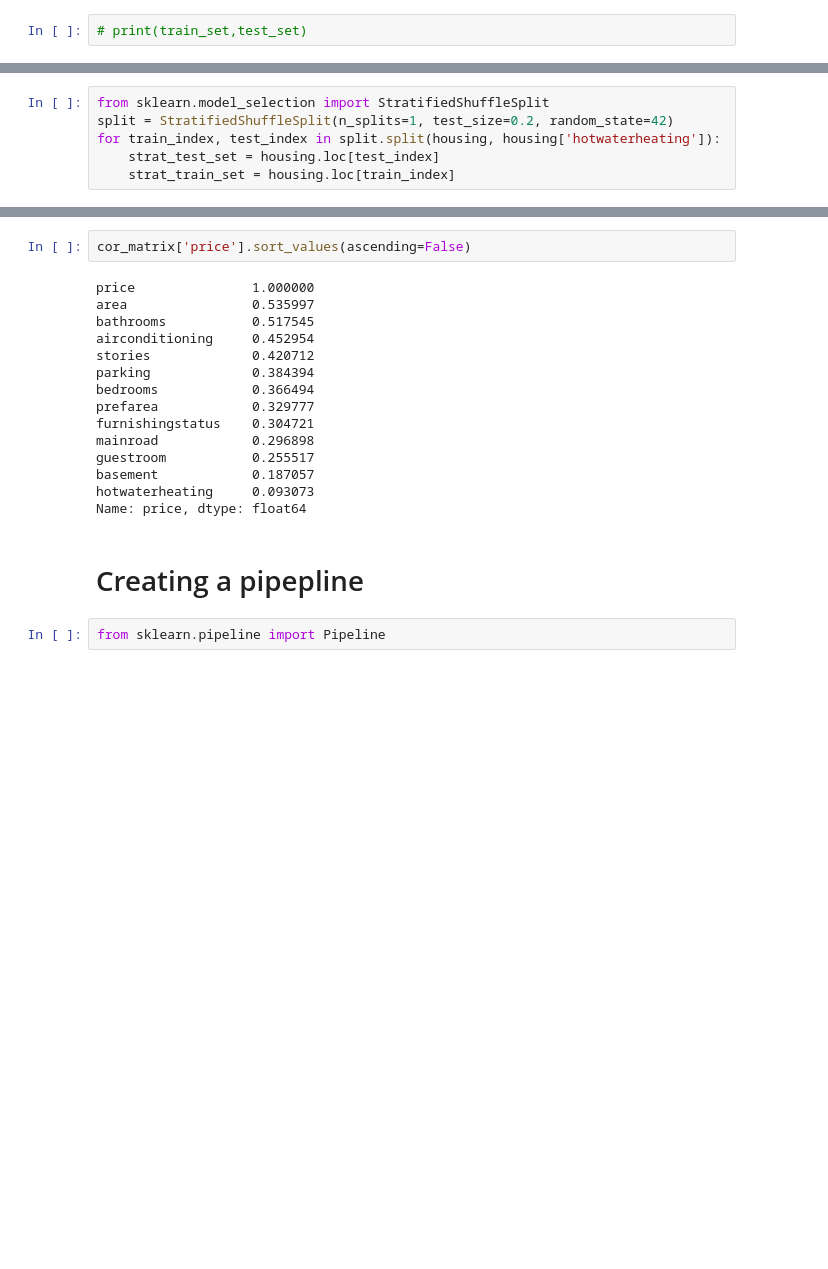
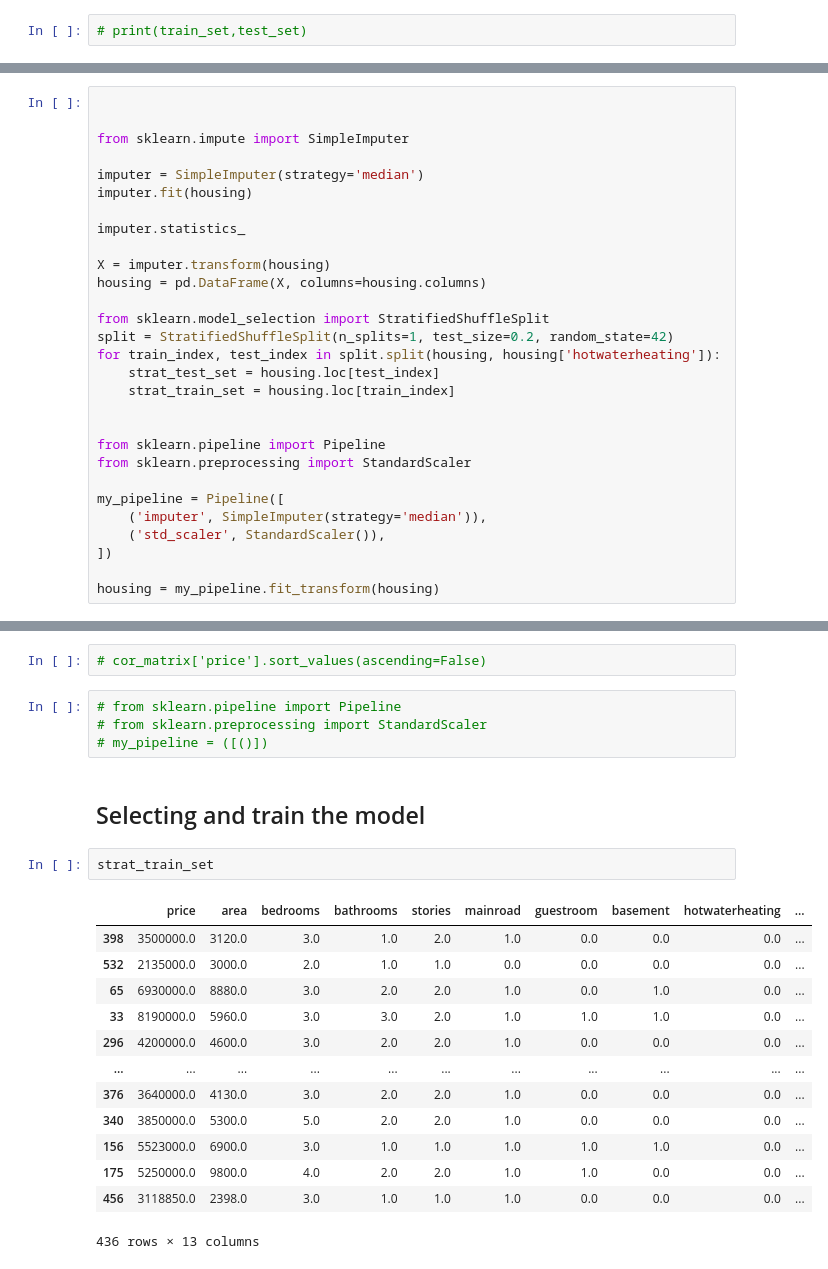
Before and after one commit to ofcoursenp/Machine-Learning, a Jupyter notebook: House_Prices_guessing/House_guess.ipynb, the cells around one changed output, grey strips where cells are left out. Drawn from its saved outputs; the diff is of its cells as text; blank space fills up the shorter version.

```diff
--- a/House_Prices_guessing/House_guess.ipynb
+++ b/House_Prices_guessing/House_guess.ipynb
@@ -257,7 +248,30 @@ housing.info
 # %%
+
+
+from sklearn.impute import SimpleImputer
+
+imputer = SimpleImputer(strategy='median')
+imputer.fit(housing)
+
+imputer.statistics_
+
+X = imputer.transform(housing)
+housing = pd.DataFrame(X, columns=housing.columns)
+
 from sklearn.model_selection import StratifiedShuffleSplit
 split = StratifiedShuffleSplit(n_splits=1, test_size=0.2, random_state=42)
 for train_index, test_index in split.split(housing, housing['hotwaterheating']):
     strat_test_set = housing.loc[test_index]
     strat_train_set = housing.loc[train_index]
+
+
+from sklearn.pipeline import Pipeline
+from sklearn.preprocessing import StandardScaler
+
+my_pipeline = Pipeline([
+    ('imputer', SimpleImputer(strategy='median')),
+    ('std_scaler', StandardScaler()),
+])
+
+housing = my_pipeline.fit_transform(housing)
 # %%
@@ -400,21 +317,24 @@ cor_matrix = housing.corr()
 # %%
-cor_matrix['price'].sort_values(ascending=False)
+# cor_matrix['price'].sort_values(ascending=False)
-# %% [output]
-price               1.000000
-area                0.535997
-bathrooms           0.517545
-airconditioning     0.452954
-stories             0.420712
-parking             0.384394
-bedrooms            0.366494
-prefarea            0.329777
-furnishingstatus    0.304721
-mainroad            0.296898
-guestroom           0.255517
-basement            0.187057
-hotwaterheating     0.093073
-Name: price, dtype: float64
-# %% [markdown]
-# Creating a pipepline
 # %%
-from sklearn.pipeline import Pipeline
+# from sklearn.pipeline import Pipeline
+# from sklearn.preprocessing import StandardScaler
+# my_pipeline = ([()])
+# %% [markdown]
+## Selecting and train the model
+# %%
+strat_train_set
+# %% [output]
+|  | price | area | bedrooms | bathrooms | stories | mainroad | guestroom | basement | hotwaterheating | ... |
+| 398 | 3500000.0 | 3120.0 | 3.0 | 1.0 | 2.0 | 1.0 | 0.0 | 0.0 | 0.0 | ... |
+| 532 | 2135000.0 | 3000.0 | 2.0 | 1.0 | 1.0 | 0.0 | 0.0 | 0.0 | 0.0 | ... |
+| 65 | 6930000.0 | 8880.0 | 3.0 | 2.0 | 2.0 | 1.0 | 0.0 | 1.0 | 0.0 | ... |
+| 33 | 8190000.0 | 5960.0 | 3.0 | 3.0 | 2.0 | 1.0 | 1.0 | 1.0 | 0.0 | ... |
+| 296 | 4200000.0 | 4600.0 | 3.0 | 2.0 | 2.0 | 1.0 | 0.0 | 0.0 | 0.0 | ... |
+| ... | ... | ... | ... | ... | ... | ... | ... | ... | ... | ... |
+| 376 | 3640000.0 | 4130.0 | 3.0 | 2.0 | 2.0 | 1.0 | 0.0 | 0.0 | 0.0 | ... |
+| 340 | 3850000.0 | 5300.0 | 5.0 | 2.0 | 2.0 | 1.0 | 0.0 | 0.0 | 0.0 | ... |
+| 156 | 5523000.0 | 6900.0 | 3.0 | 1.0 | 1.0 | 1.0 | 1.0 | 1.0 | 0.0 | ... |
+| 175 | 5250000.0 | 9800.0 | 4.0 | 2.0 | 2.0 | 1.0 | 1.0 | 0.0 | 0.0 | ... |
+| 456 | 3118850.0 | 2398.0 | 3.0 | 1.0 | 1.0 | 1.0 | 0.0 | 0.0 | 0.0 | ... |
+436 rows × 13 columns
```
Also changed, not shown: parts of 22 cells of this notebook, 1 other file.
